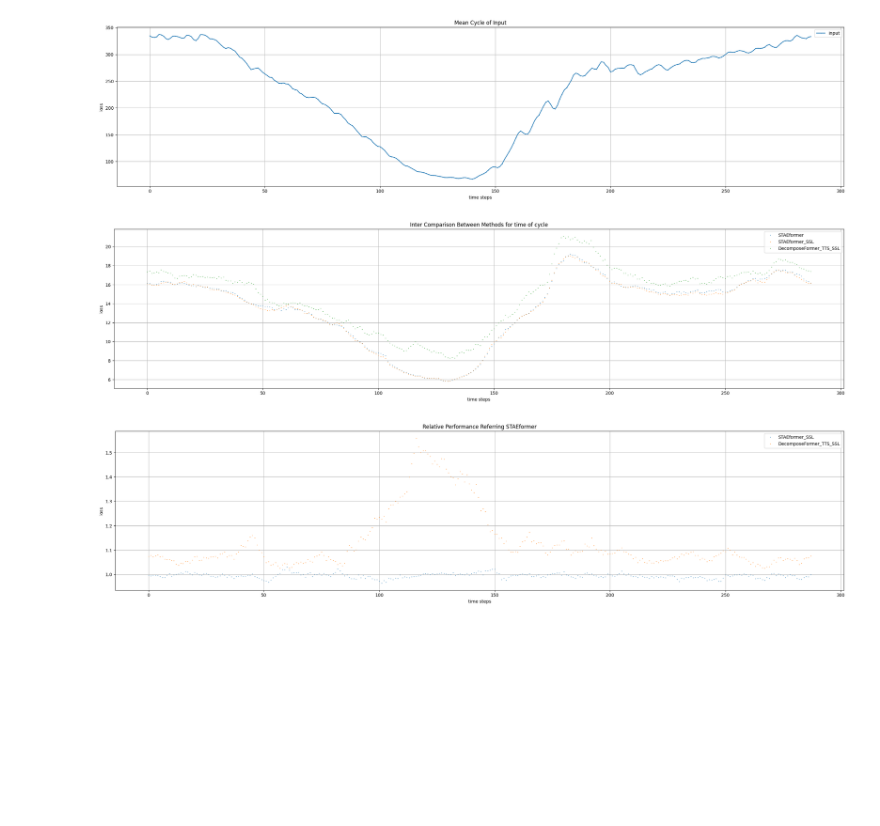
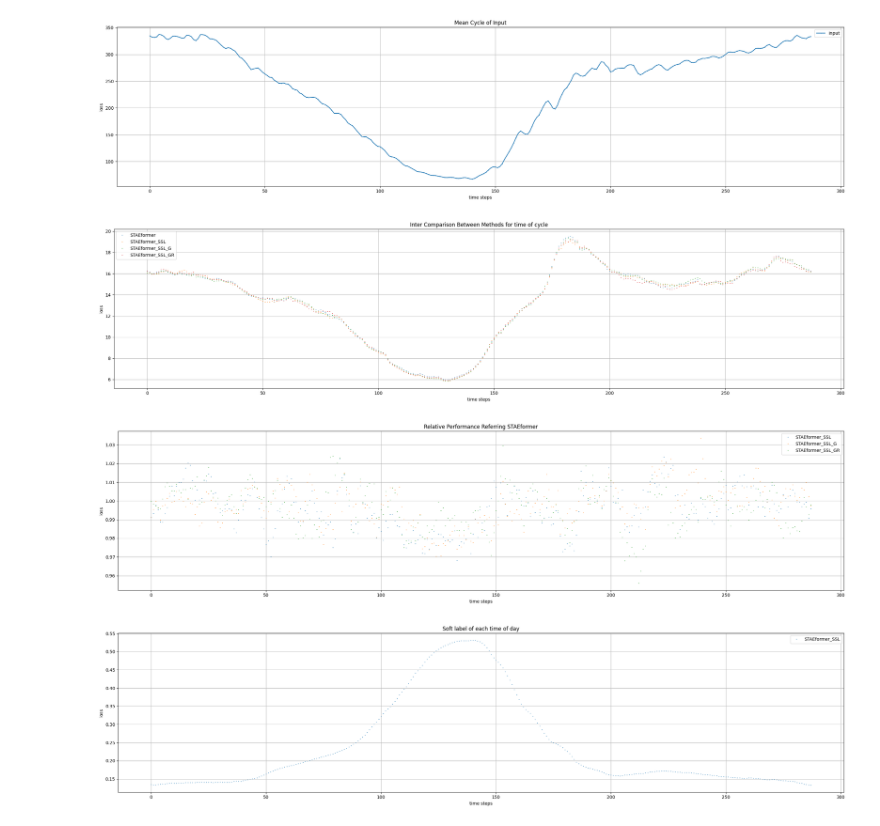
Before and after one commit to Dench991228/BasicTSD, a Jupyter notebook: basicts/visualize_mae_cycle_distri.ipynb, the cells around one changed output. Drawn from its saved outputs; the diff is of its cells as text; code cells hidden in the pictures; blank space fills up the shorter version.

```diff
--- a/basicts/visualize_mae_cycle_distri.ipynb
+++ b/basicts/visualize_mae_cycle_distri.ipynb
@@ -1,17 +1,46 @@
 # %%
-from basicts.utils.result import data_group_by_node_and_cycle
+import torch
+from baselines.MyModel.arch.MyFormer import moving_avg
+from basicts.utils.result import data_group_by_node_and_cycle, read_result_file
 from typing import List
 import numpy as np
 
 from basicts.utils.visualize import plot_line
 
 
-# 这一个cell的目的，是展示不同方法产生的预测结果，在一个循环周期内的分布
+def compute_soft_label(file_path: str, cycle: int = 288, trend: bool = False):
+    obj = read_result_file(file_path)
+    # (I, T, N, C) -> (I, T, N) -> (I, N, T)
+    inputs = obj['inputs'][:, :, :, 0]
+    m, s = np.mean(inputs), np.std(inputs)
+    inputs = (inputs - m) / s
+    if trend:
+        ma = moving_avg(kernel_size=3, stride=1)
+        inputs = torch.from_numpy(inputs).float()
+        trend = ma(inputs).cpu().numpy()
+        inputs = inputs.cpu().numpy()
+        inputs = inputs - trend
+    inputs = np.transpose(inputs, (0, 2, 1))
+    count_cycles = inputs.shape[0] // cycle
+    inputs = inputs[:count_cycles * cycle]
+    # note 计算两两之间的mse
+    # (I, N, T) -> (I, N)
+    inputs_pow = np.sum(np.power(inputs, 2), axis=-1)
+    # (I, N, T) @ (I, T, N) -> (I, N, N)
+    inputs_prod = np.matmul(inputs, inputs.transpose((0, 2, 1)))
+    # (I, 1, N) - (I, N, N) + (I, N, 1) -> (I, N, N)
+    mse = np.expand_dims(inputs_pow, -2) + np.expand_dims(inputs_pow, -1) - 2 * inputs_prod
+    # note 计算每一个时间步的平均label
+    # (I, N, N) -> (I)
+    mean_soft_label = np.mean(np.mean(2/(np.exp(mse)+1), axis=-1), axis=-1)
+    return mean_soft_label
+
 def visualize_mae_cycle_distri(method_result_files: List[str],
                                method_names: List[str],
                                cycle_timestamps: int,
                                referred_id: int):
     """
+    这一个cell的目的，是展示不同方法产生的预测结果，在一个循环周期内的分布，外加展示每一个时间片内部时间序列的相似程度
     :param method_result_files: 不同方法的预测结果文件
     :param method_names: 方法的名称
     :param cycle_timestamps: 一个循环包括多少时间步
@@ -43,39 +72,48 @@ def visualize_mae_cycle_distri(method_result_files: List[str],
     plot_line(title=f"Relative Performance Referring {method_names[referred_id]}",
             x=[i for i in range(cycle_timestamps)], ys=relative_mae_grouped_by_time_of_cycle,
             y_names=relative_names, no_line=True)
+    mean_soft_label = compute_soft_label(method_result_files[0], trend=False)
+    mean_soft_label = mean_soft_label.reshape(-1, 288)
+    mean_soft_label = np.mean(mean_soft_label, axis=0)
+    plot_line(title=f"Soft label of each time of day",
+            x=[i for i in range(cycle_timestamps)], ys=[mean_soft_label],
+            y_names=relative_names, no_line=True)
 
 # 预测文件
 prediction_files_pems08 = [
     "../checkpoints/STAEformer/PEMS08_100_12_12/70ceb2d1dd84b5dc181774f2d16a14c1/test_results.npz",
     #"../checkpoints/DecomposeFormer_adv/PEMS08_100_12_12/165deb5b6eed720c6bd224ec75f4585a/test_results.npz",
     #"../checkpoints/DecomposeFormer_TTS/PEMS08_100_12_12/d7fde011127742d7ea670292ecf8abd9/test_results.npz",
     "../checkpoints/STAEformer_SSL/PEMS08_100_12_12/0626548526f8a5dbc470d995fb7d8ffa/test_results.npz",
     #"../checkpoints/DecomposeFormer_TTS_SSL/PEMS08_100_12_12/89e7d7c9a5f7e553643a4ef6ba8226b2/test_results.npz",
-    "../checkpoints/DecomposeFormer_TTS_SSL/PEMS08_100_12_12/89e7d7c9a5f7e553643a4ef6ba8226b2/test_results.npz",
+    "../checkpoints/STAEformer_SSL_G/PEMS08_100_12_12/da07ac4fc56a211b4813b242a4f732b4/test_results.npz",
+    "../checkpoints/STAEformer_SSL_G/PEMS08_100_12_12/f6a91530204e83a0cdb896d776b2814b/test_results.npz",
     #"../checkpoints/DecomposeFormer_TTS_BT/PEMS08_100_12_12/e1f24853775a8ea589a35090f4e97375/test_results.npz",
     #"../checkpoints/DecomposeFormer_TTS_TBT/PEMS08_100_12_12/84151c07bf117e24d1cf0c6ba5ce40fa/test_results.npz",
 
 ]
 prediction_files_pems04 = [
     "../checkpoints/STAEformer/PEMS04_100_12_12/847a2ce08791eb89c3a325b199127003/test_results.npz",
     "../checkpoints/DecomposeFormer_adv/PEMS04_100_12_12/3b4d38f791b9a5449d5058ad504b18a0/test_results.npz",
     "../checkpoints/STAEformer_SSL/PEMS04_100_12_12/6cb833695c71cb7ce824ef6ebdd71aab/test_results.npz",
 ]
 # 方法名称
 method_names = [
     "STAEformer",
     #"DecomposeFormer_adv_w_trend",
     #"DecomposeFormer_TTS_w_trend",
     "STAEformer_SSL",
     #"DecomposeFormer_TTS_S_SSL",
-    "DecomposeFormer_TTS_SSL"
+    "STAEformer_SSL_G",
+    "STAEformer_SSL_GR",
     #"DecomposeFormer_TTS_BT",
     #"DecomposeFormer_TTS_TBT"
 ]
 # 时间步
 cts = 288
 visualize_mae_cycle_distri(prediction_files_pems08, method_names, cts, 0)
 # %% [output]
 [figure]
-[figure, old version]
+[figure, new version]
-[figure, old version]
+[figure, new version]
+[figure, added]
```
Also changed, not shown: 10 other files.
